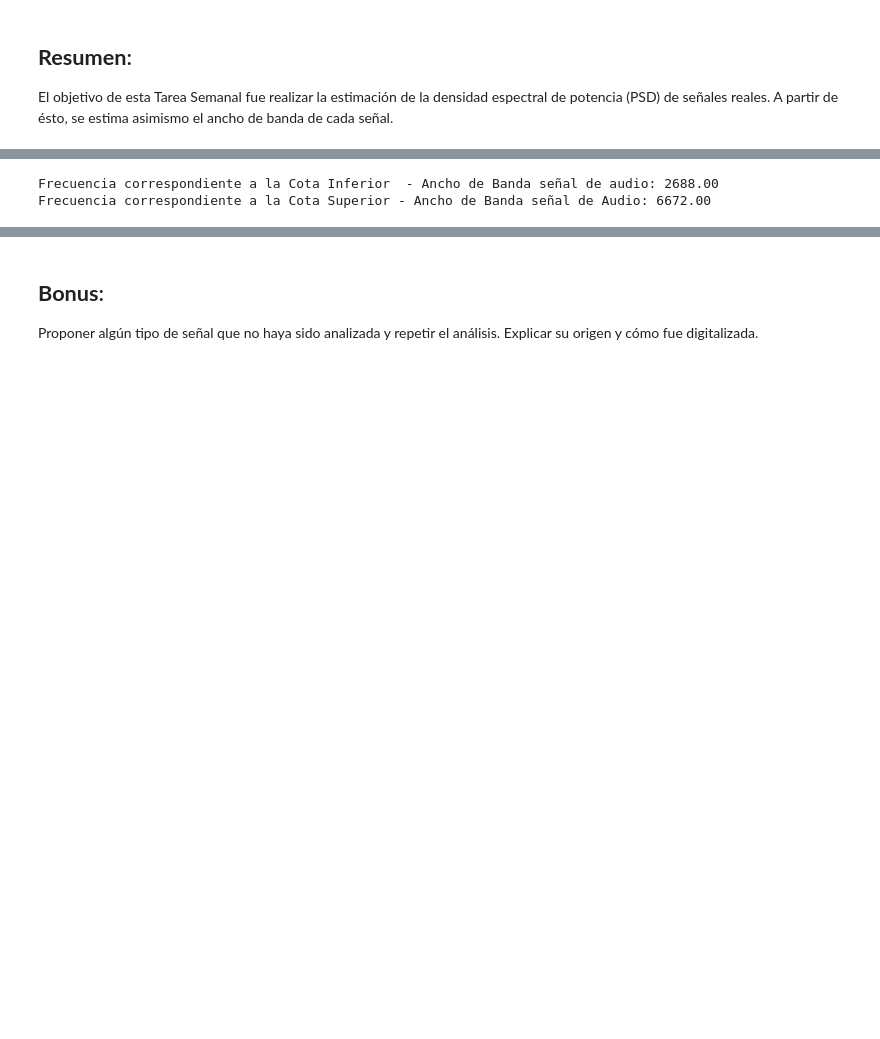
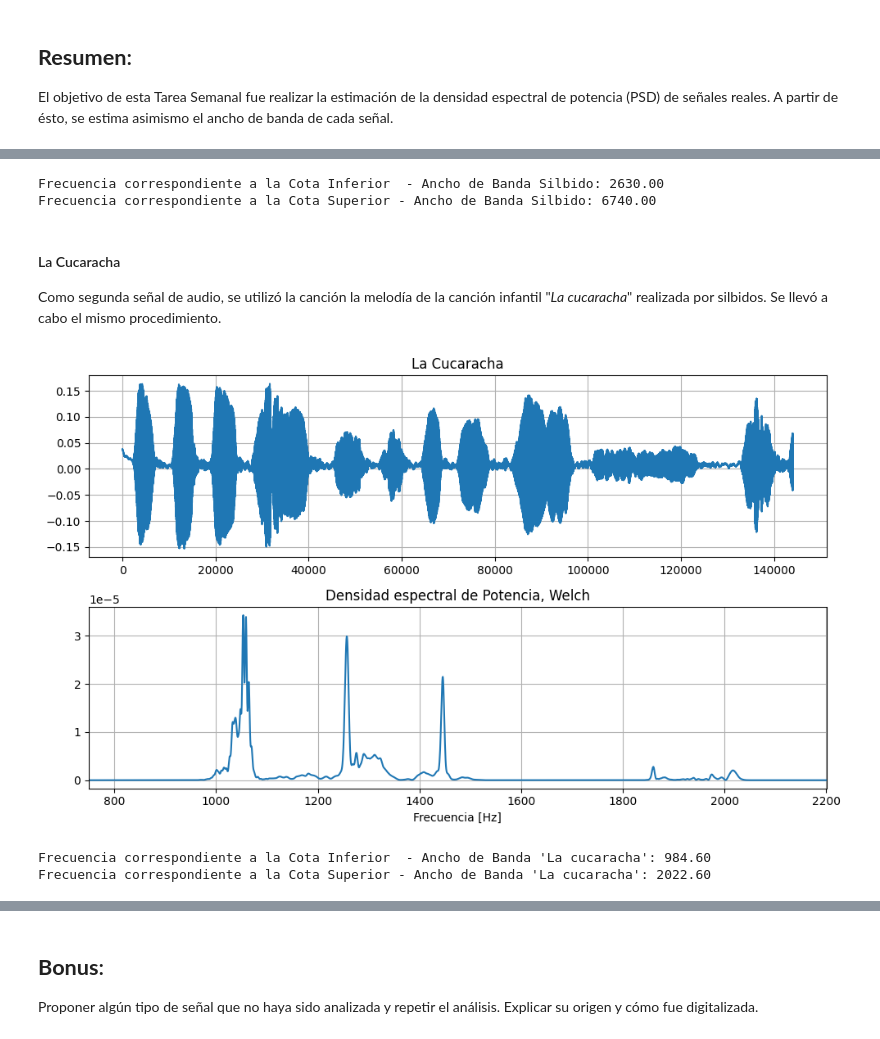
Before and after one commit to mtaranilla/APS_2025, a Jupyter notebook: TS_TARANILLA_SALGADO/TS5_PSD_BandWidth/TS5_Ancho_de_Banda_TARANILLA_SALGADO.ipynb, the cells around one changed output, grey strips where cells are left out. Drawn from its saved outputs; the diff is of its cells as text; code cells hidden in the pictures; blank space fills up the shorter version.

```diff
--- a/TS_TARANILLA_SALGADO/TS5_PSD_BandWidth/TS5_Ancho_de_Banda_TARANILLA_SALGADO.ipynb
+++ b/TS_TARANILLA_SALGADO/TS5_PSD_BandWidth/TS5_Ancho_de_Banda_TARANILLA_SALGADO.ipynb
@@ -200,17 +222,74 @@ Ancho de banda - Señal PPG: 5.47
 # %%
-pot_acum_audio = np.cumsum(Pxx_audio)
-pot_acum_norm_audio = pot_acum_audio / pot_acum_audio[-1]
+## Ancho de banda del silbido
+pot_acum_silbido = np.cumsum(Pxx_silbido)
+pot_acum_norm_silbido = pot_acum_silbido / pot_acum_silbido[-1]
 
-porcentaje_audio =
+porcentaje_silbido = 0.99
+cota_inferior_silbido = 0.005
 
-index_inf_bw_audio = np.where(pot_acum_norm_audio >= 0.01)[0][0]
-index_bw_audio = np.where(pot_acum_norm_audio >= porcentaje_audio)[0][0]
+index_inf_bw_silbido = np.where(pot_acum_norm_silbido >= cota_inferior_silbido)[0][0]
+index_bw_silbido = np.where(pot_acum_norm_silbido >= porcentaje_silbido + cota_inferior_silbido)[0][0]
 
 # Frecuencia correspondiente
-freq_inf_bw_audio = f_audio[index_inf_bw_audio]
-freq_bw_audio = f_audio[index_bw_audio]
-print(f"Frecuencia correspondiente a la Cota Inferior  - Ancho de Banda señal de audio: {freq_inf_bw_audio:.2f}")
-print(f"Frecuencia correspondiente a la Cota Superior - Ancho de Banda señal de Audio: {freq_bw_audio:.2f}")
+freq_inf_bw_silbido = f_silbido[index_inf_bw_silbido]
+freq_bw_silbido = f_silbido[index_bw_silbido]
+print(f"Frecuencia correspondiente a la Cota Inferior  - Ancho de Banda Silbido: {freq_inf_bw_silbido:.2f}")
+print(f"Frecuencia correspondiente a la Cota Superior - Ancho de Banda Silbido: {freq_bw_silbido:.2f}")
 # %% [output]
-Frecuencia correspondiente a la Cota Inferior  - Ancho de Banda señal de audio: 2688.00
-Frecuencia correspondiente a la Cota Superior - Ancho de Banda señal de Audio: 6672.00
+Frecuencia correspondiente a la Cota Inferior  - Ancho de Banda Silbido: 2630.00
+Frecuencia correspondiente a la Cota Superior - Ancho de Banda Silbido: 6740.00
+# %% [markdown]
+#### La Cucaracha
+Como segunda señal de audio, se utilizó la canción la melodía de la canción infantil "*La cucaracha*" realizada por silbidos. Se llevó a cabo el mismo procedimiento.
+# %%
+fs_cucaracha, wav_data_cucaracha = sio.wavfile.read('la cucaracha.wav')
+
+N_cucaracha = wav_data_cucaracha.shape[0]
+
+# PSD Welch
+cant_promedios_cucaracha = 9
+nperseg_cucaracha = N_cucaracha // cant_promedios_cucaracha
+nfft_cucaracha = 5 * nperseg_cucaracha
+win_cucaracha = "hamming"
+
+f_cucaracha, Pxx_cucaracha = sig.welch(wav_data_cucaracha, fs=fs_cucaracha, window = win_cucaracha, nperseg=nperseg_cucaracha, nfft=nfft_cucaracha)
+
+# Grafico
+plt.figure(figsize=(10,6))
+
+plt.subplot(2,1,1)
+plt.plot(wav_data_cucaracha)
+plt.title('La Cucaracha')
+plt.grid(True)
+
+plt.subplot(2,1,2)
+plt.plot(f_cucaracha, Pxx_cucaracha)
+plt.title('Densidad espectral de Potencia, Welch')
+plt.xlabel('Frecuencia [Hz]')
+plt.xlim((750,2200))
+plt.grid(True)
+
+plt.tight_layout()
+plt.show()
+
+# Ancho de banda
+# Defino el porcentaje en base al ruido que observo
+porcentaje_cucaracha = 0.99
+porcentaje_inf = 0.005
+
+pot_acum_cucaracha = np.cumsum(Pxx_cucaracha)
+pot_acum_norm_cucaracha = pot_acum_cucaracha / pot_acum_cucaracha[-1] #Vector con valores de 0 a 1
+
+# En el gráfico se observa que es pasa banda, por eso definimos limite inferior y superior
+index_inf_cucaracha = np.where(pot_acum_norm_cucaracha >= porcentaje_inf)[0][0]
+index_sup_cucaracha = np.where(pot_acum_norm_cucaracha >= porcentaje_cucaracha + porcentaje_inf)[0][0]
+
+freq_inf_bw_cucaracha = f_cucaracha[index_inf_cucaracha]
+freq_sup_bw_cucaracha = f_cucaracha[index_sup_cucaracha]
+
+print(f"Frecuencia correspondiente a la Cota Inferior  - Ancho de Banda 'La cucaracha': {freq_inf_bw_cucaracha:.2f}")
+print(f"Frecuencia correspondiente a la Cota Superior - Ancho de Banda 'La cucaracha': {freq_sup_bw_cucaracha:.2f}")
+# %% [output]
+[figure, added]
+Frecuencia correspondiente a la Cota Inferior  - Ancho de Banda 'La cucaracha': 984.60
+Frecuencia correspondiente a la Cota Superior - Ancho de Banda 'La cucaracha': 2022.60
```
Also changed, not shown: parts of 31 cells of this notebook.
